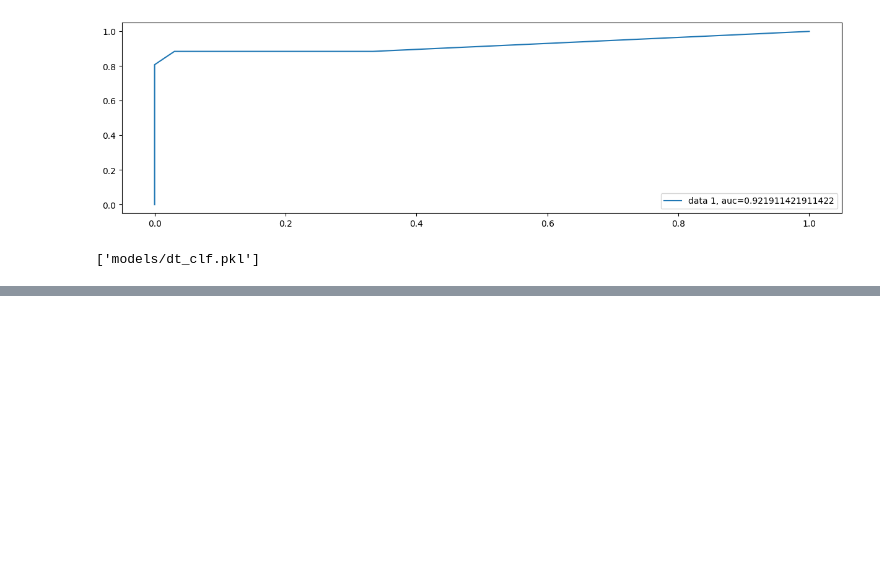
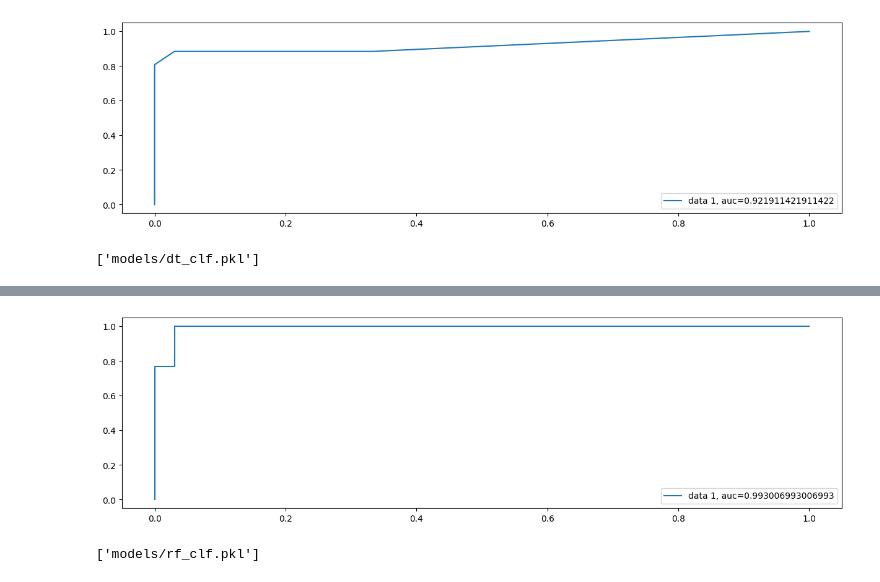
Before and after one commit to NavdeepTU/Machine-Learning, a Jupyter notebook: projects/03. parkinson_disease_prediction/model_training.ipynb, the cells around one changed output, grey strips where cells are left out. Cells and saved outputs as stored; diff of their text form; code cells hidden in the pictures; blank space fills up the shorter version.

```diff
--- a/projects/03. parkinson_disease_prediction/model_training.ipynb
+++ b/projects/03. parkinson_disease_prediction/model_training.ipynb
@@ -303,0 +372,14 @@ joblib.dump(dt_clf, "models/dt_clf.pkl")
+# %%
+y_pred_proba = rf_clf.predict_proba(X_test)[:,1]
+fpr, tpr, _ = metrics.roc_curve(y_test, y_pred_proba)
+auc = metrics.roc_auc_score(y_test, y_pred_proba)
+plt.plot(fpr, tpr, label=f"data 1, auc={str(auc)}")
+plt.legend(loc=4)
+plt.show()
+# %% [output]
+[figure, added]
+# %%
+# dumping random forest classifier
+joblib.dump(rf_clf, "models/rf_clf.pkl")
+# %% [output]
+['models/rf_clf.pkl']
```
Also changed, not shown: parts of 6 cells of this notebook, 1 other file.
